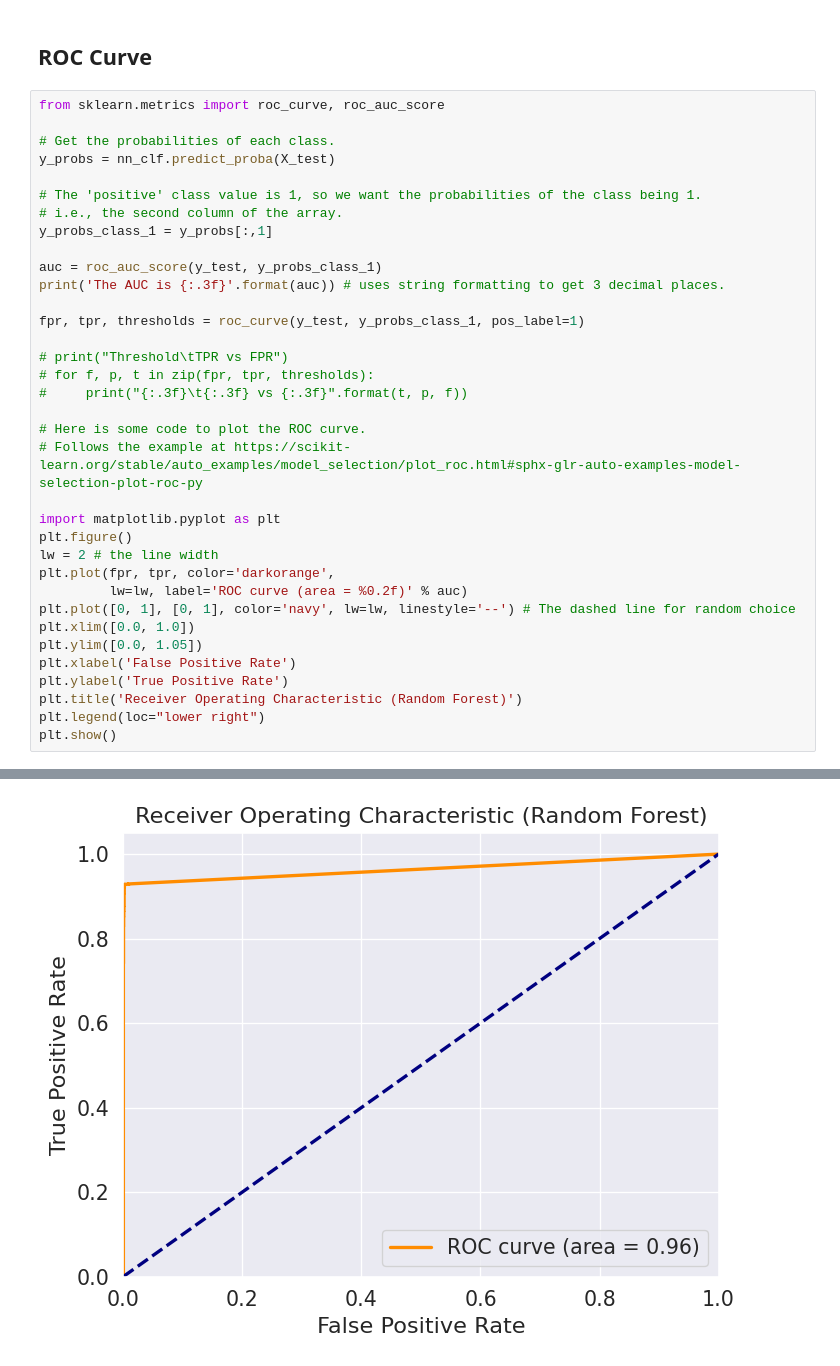
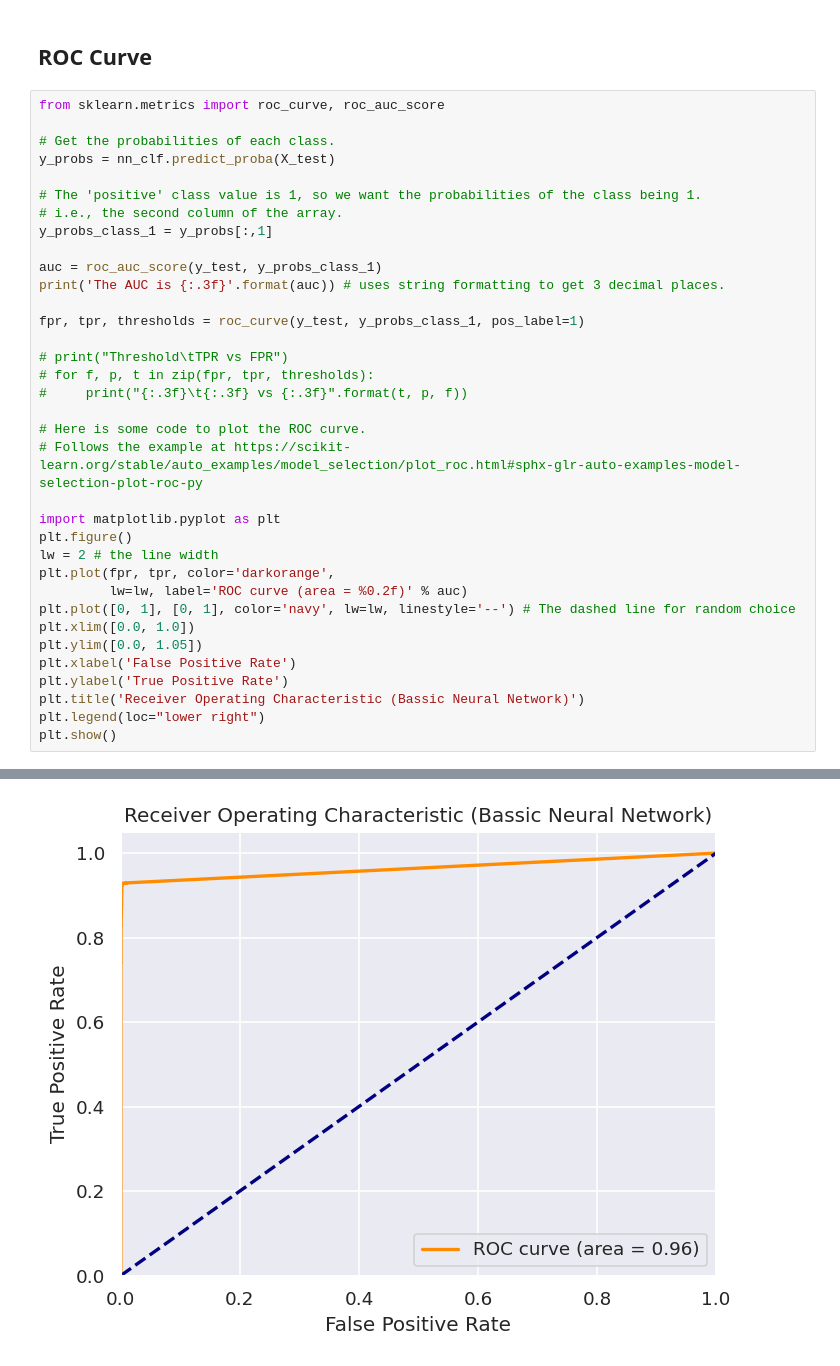
Before and after one commit to HarrisKucukalic/CSS2_Group_3, a Jupyter notebook: combined_code.ipynb, the cells around one changed output, grey strips where cells are left out. Saved outputs shown, nothing was run; the diff lists cells and outputs as text.

```diff
--- a/combined_code.ipynb
+++ b/combined_code.ipynb
@@ -1406,35 +1418,35 @@ y_probs = nn_clf.predict_proba(X_test)
 # The 'positive' class value is 1, so we want the probabilities of the class being 1.
 # i.e., the second column of the array.
 y_probs_class_1 = y_probs[:,1]
 
 auc = roc_auc_score(y_test, y_probs_class_1)
 print('The AUC is {:.3f}'.format(auc)) # uses string formatting to get 3 decimal places.
 
 fpr, tpr, thresholds = roc_curve(y_test, y_probs_class_1, pos_label=1)
 
 # print("Threshold\tTPR vs FPR")
 # for f, p, t in zip(fpr, tpr, thresholds):
 #     print("{:.3f}\t{:.3f} vs {:.3f}".format(t, p, f))
 
 # Here is some code to plot the ROC curve.
 # Follows the example at https://scikit-learn.org/stable/auto_examples/model_selection/plot_roc.html#sphx-glr-auto-examples-model-selection-plot-roc-py
 
 import matplotlib.pyplot as plt
 plt.figure()
 lw = 2 # the line width
 plt.plot(fpr, tpr, color='darkorange',
          lw=lw, label='ROC curve (area = %0.2f)' % auc)
 plt.plot([0, 1], [0, 1], color='navy', lw=lw, linestyle='--') # The dashed line for random choice
 plt.xlim([0.0, 1.0])
 plt.ylim([0.0, 1.05])
 plt.xlabel('False Positive Rate')
 plt.ylabel('True Positive Rate')
-plt.title('Receiver Operating Characteristic (Random Forest)')
+plt.title('Receiver Operating Characteristic (Bassic Neural Network)')
 plt.legend(loc="lower right")
 plt.show()
 # %% [output]
 The AUC is 0.964
-[figure, old version]
+[figure, new version]
 # %%
 from sklearn.metrics import roc_curve, roc_auc_score
 import matplotlib.pyplot as plt
```
Also changed, not shown: parts of 60 cells of this notebook.
